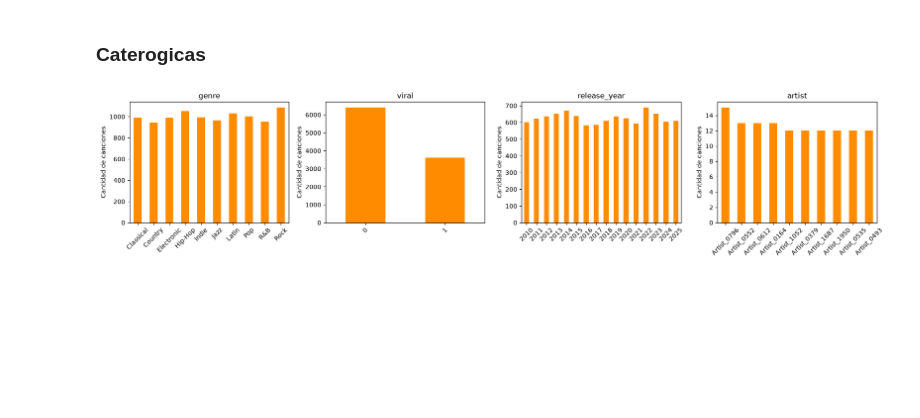
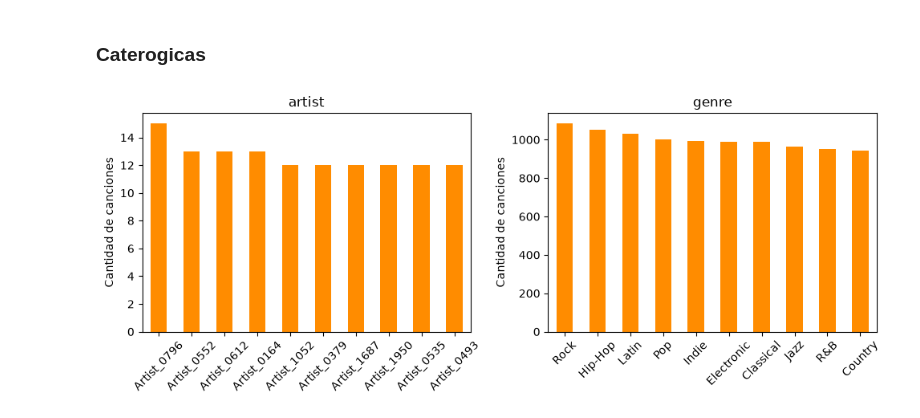
Before and after one commit to luisjoarmenta-png/proyecto_profundizacion, a Jupyter notebook: data/raw/Dataset.ipynb, the cells around one changed output. Cells and saved outputs as stored; diff of their text form; code cells hidden in the pictures; blank space fills up the shorter version.

Commit message:
Fix: Categorical Updates

```diff
--- a/data/raw/Dataset.ipynb
+++ b/data/raw/Dataset.ipynb
@@ -53,7 +53,7 @@ dtype: object
 # %%
 numericas= ["release_year", "duration_sec", "danceability", "energy", "valence", "tempo_bpm", "acousticness", "instrumentalness", "speechiness", "liveness", "loudness_db", "streams"]
 target= ["viral"]
-categoricas = ["track_id", "track_name", "artist", "genre"]
+categoricas = ["artist", "genre"]
 
 canciones = df[numericas + categoricas + target]
 canciones.describe().T.round(1)
@@ -141,16 +141,17 @@ plt.show()
 # %% [markdown]
 ### Caterogicas
 # %%
-fig, axes = plt.subplots(1, 4, figsize=(18, 4))
-for ax, col in zip(axes, ["genre", "viral", "release_year", "artist"]):
-    if col == "artist":
-        df[col].value_counts().head(10).plot(
-            kind="bar", ax=ax, color="darkorange")
+
+fig, axes = plt.subplots(1, 2, figsize=(10, 4))
+for ax, col in zip(axes, categoricas):
+    if col in ["artist", "genre"]:
+        frecuencias = df[col].value_counts().head(10)
     else:
-        df[col].value_counts().sort_index().plot(kind="bar", ax=ax, color="darkorange")
+        frecuencias = df[col].value_counts()
+    frecuencias.plot(kind="bar",ax=ax,color="darkorange")
     ax.set(title=col, xlabel="", ylabel="Cantidad de canciones")
     ax.tick_params(axis="x", rotation=45)
 plt.tight_layout()
 plt.show()
 # %% [output]
-[figure, old version]
+[figure, new version]
```
